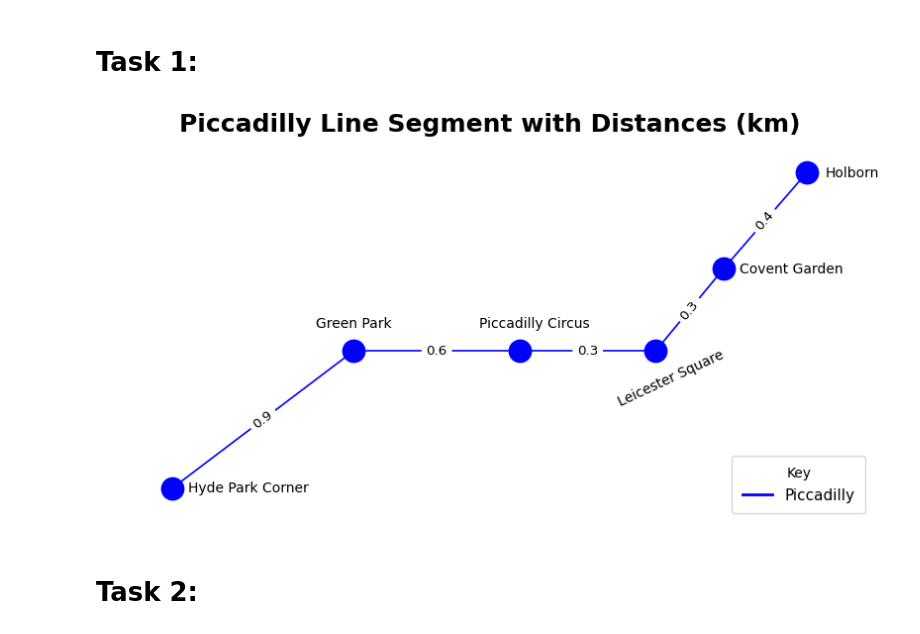
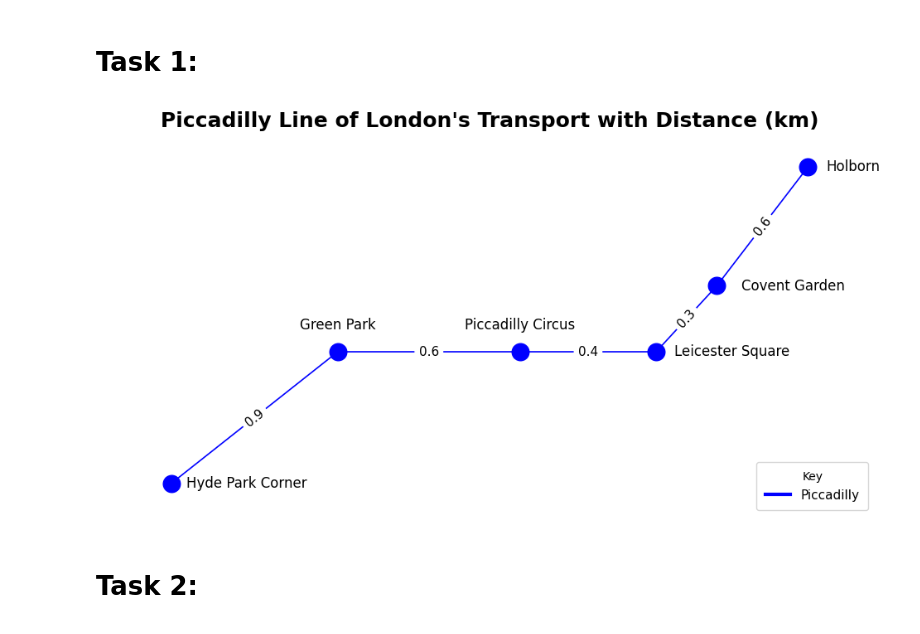
Before and after one commit to phuocnnt464/InformationVisualise_COMP1844, a Jupyter notebook: coursework.ipynb, the cells around one changed output. Saved outputs shown, nothing was run; the diff lists cells and outputs as text; code cells hidden in the pictures.

```diff
--- a/coursework.ipynb
+++ b/coursework.ipynb
@@ -16,9 +16,9 @@ stations = [
 distances = {
     ("Hyde Park Corner", "Green Park"): 0.9,
     ("Green Park", "Piccadilly Circus"): 0.6,
-    ("Piccadilly Circus", "Leicester Square"): 0.3,
+    ("Piccadilly Circus", "Leicester Square"): 0.4,
     ("Leicester Square", "Covent Garden"): 0.3,
-    ("Covent Garden", "Holborn"): 0.4
+    ("Covent Garden", "Holborn"): 0.6,
 }
 
 # Initialize the graph
@@ -27,48 +27,48 @@ G = nx.Graph()
 # Add edges to the graph with distances as weights
 for (station1, station2), distance in distances.items():
     G.add_edge(station1, station2, weight=distance)
 
 # Define manual layout positions to match the original diagram
 pos = {
     "Hyde Park Corner": (0, 0),
-    "Green Park": (1.2, 1),
+    "Green Park": (1.1, 1),
     "Piccadilly Circus": (2.3, 1),
     "Leicester Square": (3.2, 1),
-    "Covent Garden": (3.65, 1.6),
-    "Holborn": (4.2, 2.3)
+    "Covent Garden": (3.6, 1.5),
+    "Holborn": (4.2, 2.4)
 }
 
 # Setup the graph
-plt.figure(figsize=(10, 5))
-plt.title("Piccadilly Line Segment with Distances (km)", fontsize=18, fontweight="bold")
+plt.figure(figsize=(12, 6))
+plt.title("Piccadilly Line of London's Transport with Distance (km)", fontsize=18, fontweight="bold")
 
 # Draw nodes and edges
-nx.draw_networkx_nodes(G, pos, node_size=260, node_color="blue")
+nx.draw_networkx_nodes(G, pos, node_size=220, node_color="blue")
 nx.draw_networkx_edges(G, pos, width=1.2, edge_color="blue")
 
 # Labels for stations
-plt.text(0.5, 0, "Hyde Park Corner", fontsize=10, fontfamily="sans-serif", color="black", rotation=0, ha="center", va="center")
-plt.text(1.2, 1.2, "Green Park", fontsize=10, fontfamily="sans-serif", color="black", rotation=0, ha="center", va="center")
-plt.text(2.4, 1.2, "Piccadilly Circus", fontsize=10, fontfamily="sans-serif", color="black", rotation=0, ha="center", va="center")
-plt.text(3.3, 0.8, "Leicester Square", fontsize=10, fontfamily="sans-serif", color="black", rotation=25, ha="center", va="center")
-plt.text(4.1, 1.6, "Covent Garden", fontsize=10, fontfamily="sans-serif", color="black", rotation=0, ha="center", va="center")
-plt.text(4.5, 2.3, "Holborn", fontsize=10, fontfamily="sans-serif", color="black", rotation=0, ha="center", va="center")
+plt.text(0.5, 0, "Hyde Park Corner", fontsize=12, fontfamily="sans-serif", ha="center", va="center")
+plt.text(1.1, 1.2, "Green Park", fontsize=12, fontfamily="sans-serif", ha="center", va="center")
+plt.text(2.3, 1.2, "Piccadilly Circus", fontsize=12, fontfamily="sans-serif", ha="center", va="center")
+plt.text(3.7, 1, "Leicester Square", fontsize=12, fontfamily="sans-serif", ha="center", va="center")
+plt.text(4.1, 1.5, "Covent Garden", fontsize=12, fontfamily="sans-serif", ha="center", va="center")
+plt.text(4.5, 2.4, "Holborn", fontsize=12, fontfamily="sans-serif", ha="center", va="center")
 
 # Add labels for distances on the edges
 edge_labels = nx.get_edge_attributes(G, 'weight')
-nx.draw_networkx_edge_labels(G, pos, edge_labels=edge_labels, font_size=9.6)
+nx.draw_networkx_edge_labels(G, pos, edge_labels=edge_labels, font_size=11)
 
 # Create a legend for the Piccadilly line
-plt.plot([], [], color="blue", linewidth=2, label="Piccadilly")
+plt.plot([], [], color="blue", linewidth=3, label="Piccadilly")
 
 # Display the legend
 plt.legend(title="Key", loc="lower right", fontsize=11, borderpad=0.7)
 
 # Show the graph
 plt.axis("off")
 plt.show()
 # %% [output]
-[figure, old version]
+[figure, new version]
 # %% [markdown]
 # Task 2:
 # %%
```
Also changed, not shown: parts of 5 cells of this notebook.
